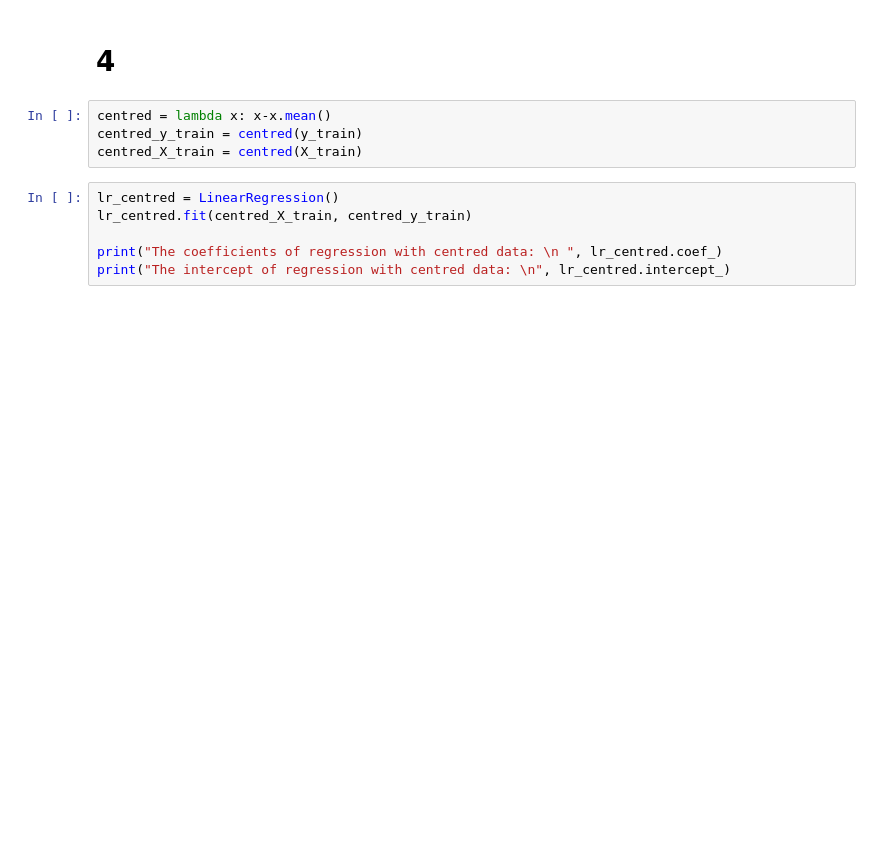
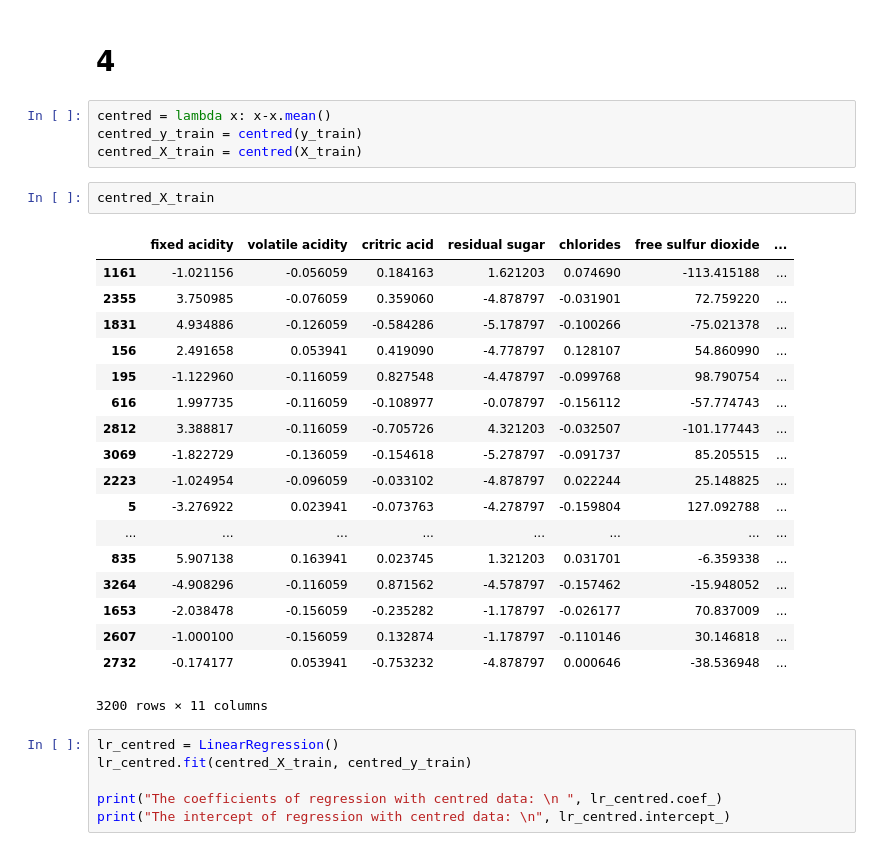
Before and after one commit to weiweiECNU/QBUS, a Jupyter notebook: QBUS6850_19_2/assignment1/taskA.ipynb, the cells around one changed output. Saved outputs shown, nothing was run; the diff lists cells and outputs as text; blank space fills up the shorter version.

```diff
--- a/QBUS6850_19_2/assignment1/taskA.ipynb
+++ b/QBUS6850_19_2/assignment1/taskA.ipynb
@@ -181,6 +186,27 @@ The loss of regression without intercept:  0.09889271550501949
 centred = lambda x: x-x.mean()
 centred_y_train = centred(y_train)
 centred_X_train = centred(X_train)
+# %%
+centred_X_train
+# %% [output]
+|  | fixed acidity | volatile acidity | critric acid | residual sugar | chlorides | free sulfur dioxide | ... |
+| 1161 | -1.021156 | -0.056059 | 0.184163 | 1.621203 | 0.074690 | -113.415188 | ... |
+| 2355 | 3.750985 | -0.076059 | 0.359060 | -4.878797 | -0.031901 | 72.759220 | ... |
+| 1831 | 4.934886 | -0.126059 | -0.584286 | -5.178797 | -0.100266 | -75.021378 | ... |
+| 156 | 2.491658 | 0.053941 | 0.419090 | -4.778797 | 0.128107 | 54.860990 | ... |
+| 195 | -1.122960 | -0.116059 | 0.827548 | -4.478797 | -0.099768 | 98.790754 | ... |
+| 616 | 1.997735 | -0.116059 | -0.108977 | -0.078797 | -0.156112 | -57.774743 | ... |
+| 2812 | 3.388817 | -0.116059 | -0.705726 | 4.321203 | -0.032507 | -101.177443 | ... |
+| 3069 | -1.822729 | -0.136059 | -0.154618 | -5.278797 | -0.091737 | 85.205515 | ... |
+| 2223 | -1.024954 | -0.096059 | -0.033102 | -4.878797 | 0.022244 | 25.148825 | ... |
+| 5 | -3.276922 | 0.023941 | -0.073763 | -4.278797 | -0.159804 | 127.092788 | ... |
+| ... | ... | ... | ... | ... | ... | ... | ... |
+| 835 | 5.907138 | 0.163941 | 0.023745 | 1.321203 | 0.031701 | -6.359338 | ... |
+| 3264 | -4.908296 | -0.116059 | 0.871562 | -4.578797 | -0.157462 | -15.948052 | ... |
+| 1653 | -2.038478 | -0.156059 | -0.235282 | -1.178797 | -0.026177 | 70.837009 | ... |
+| 2607 | -1.000100 | -0.156059 | 0.132874 | -1.178797 | -0.110146 | 30.146818 | ... |
+| 2732 | -0.174177 | 0.053941 | -0.753232 | -4.878797 | 0.000646 | -38.536948 | ... |
+3200 rows × 11 columns
 # %%
 lr_centred = LinearRegression()
 lr_centred.fit(centred_X_train, centred_y_train)
```
Also changed, not shown: parts of 2 cells of this notebook, 1 other file.
